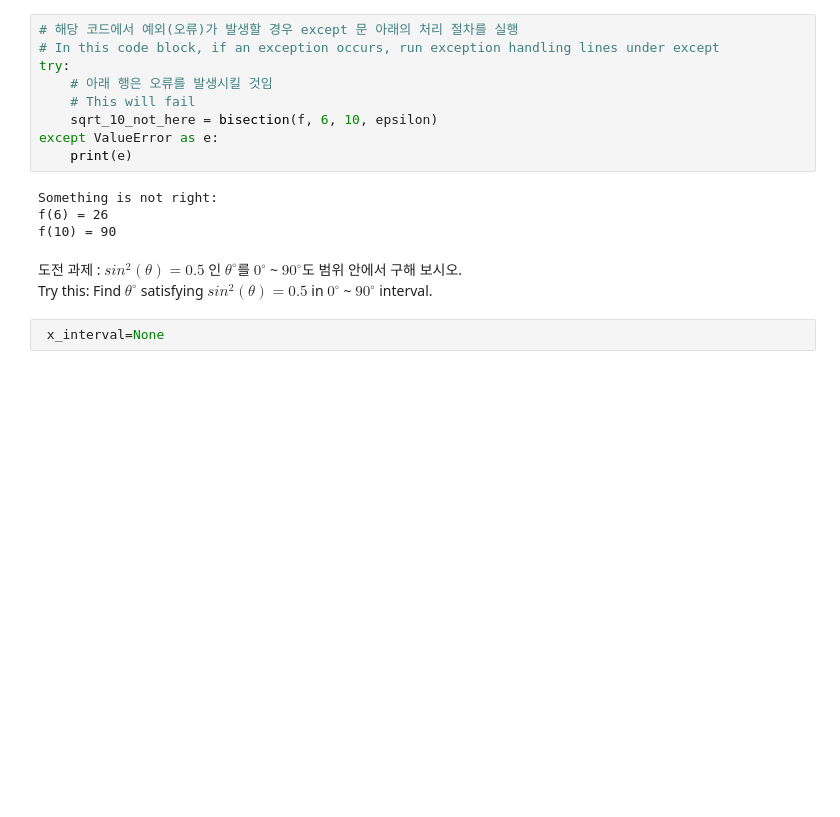
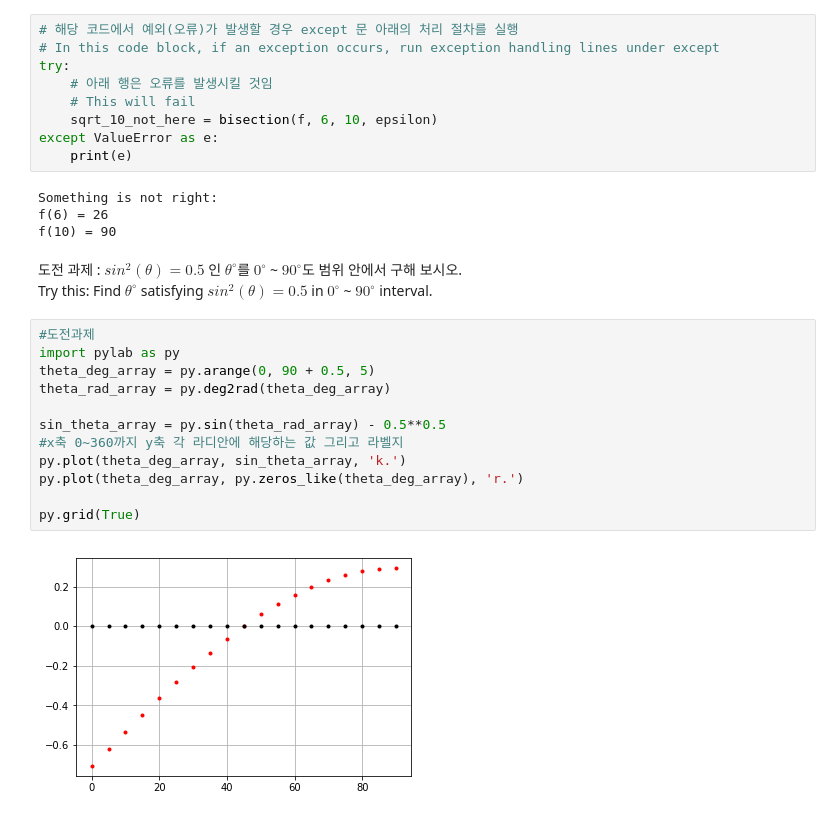
Before and after one commit to kingisme7/nmisp, a Jupyter notebook: 01_root_finding/02_bisection.ipynb, the cells around one changed output. Cells and saved outputs as stored; diff of their text form; blank space fills up the shorter version.

```diff
--- a/01_root_finding/02_bisection.ipynb
+++ b/01_root_finding/02_bisection.ipynb
@@ -236,5 +245,17 @@ f(6) = 26
 f(10) = 90
 # %% [markdown]
 도전 과제 : $sin^2(\theta)=0.5$ 인 $\theta^{\circ}$를 $0^{\circ}$ ~ $90^{\circ}$도 범위 안에서 구해 보시오.<br>Try this: Find $\theta^{\circ}$ satisfying $sin^2(\theta)=0.5$ in $0^{\circ}$ ~ $90^{\circ}$ interval.
-# %%
- x_interval=None
+# %%
+#도전과제
+import pylab as py
+theta_deg_array = py.arange(0, 90 + 0.5, 5)
+theta_rad_array = py.deg2rad(theta_deg_array)
+
+sin_theta_array = py.sin(theta_rad_array) - 0.5**0.5
+#x축 0~360까지 y축 각 라디안에 해당하는 값 그리고 라벨지
+py.plot(theta_deg_array, sin_theta_array, 'k.')
+py.plot(theta_deg_array, py.zeros_like(theta_deg_array), 'r.')
+
+py.grid(True)
+# %% [output]
+[figure, added]
```
Also changed, not shown: parts of 5 cells of this notebook, 1 other file.
